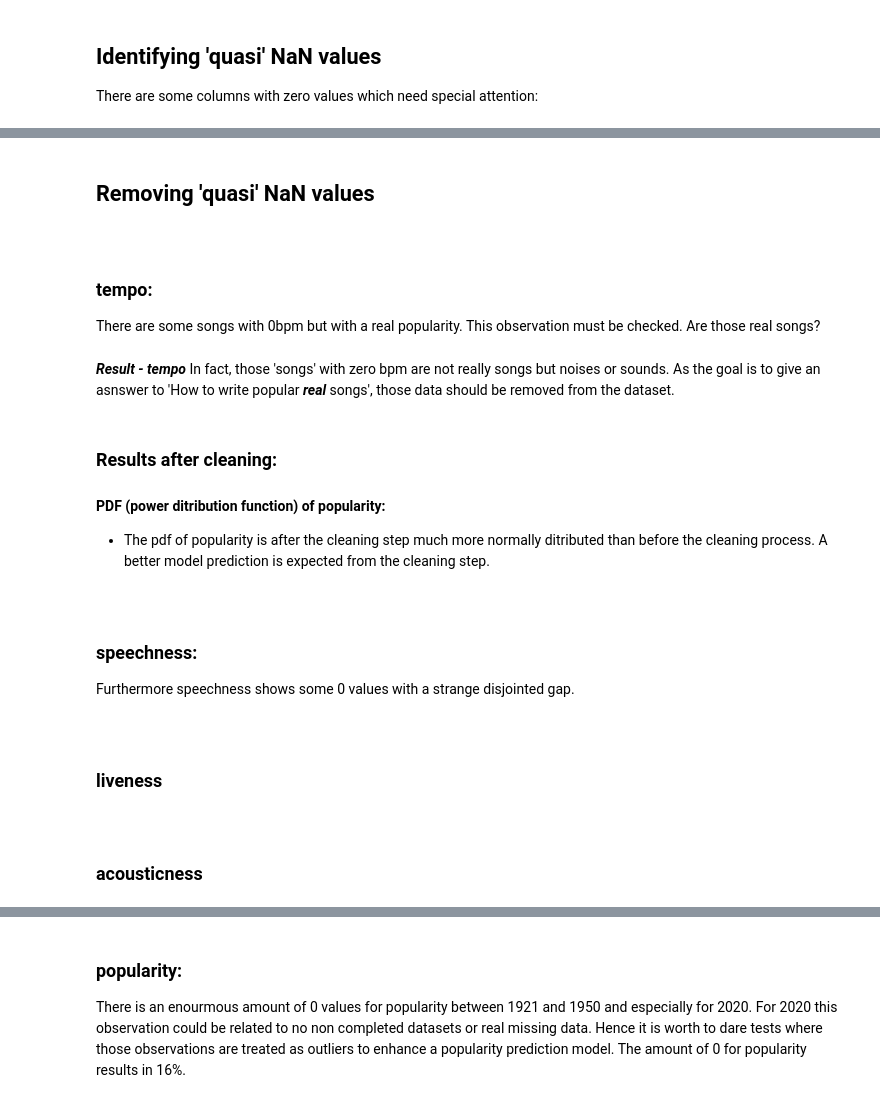
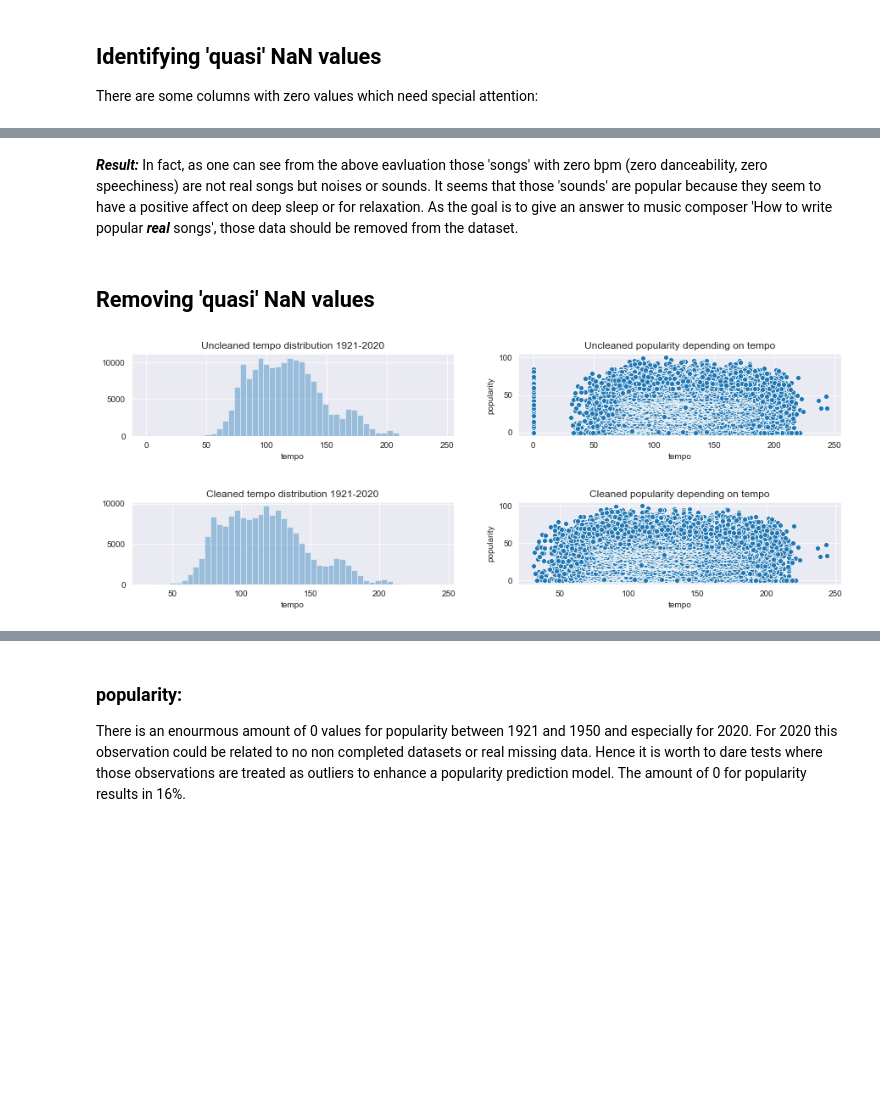
Before and after one commit to ddhartma/Spotify-dataset-analysis-160kTracks-1921-2020, a Jupyter notebook: project_1_write_a_data_science_blog_post.ipynb, the cells around one changed output, grey strips where cells are left out. Saved outputs shown, nothing was run; the diff lists cells and outputs as text; code cells hidden in the pictures; blank space fills up the shorter version.

```diff
--- a/project_1_write_a_data_science_blog_post.ipynb
+++ b/project_1_write_a_data_science_blog_post.ipynb
@@ -309,7 +532,5 @@ for col in x_columns:
+# %% [markdown]
+***Result:***
+In fact, as one can see from the above eavluation those 'songs' with zero bpm (zero danceability, zero speechiness) are not real songs but noises or sounds. It seems that those 'sounds' are popular because they seem to have a positive affect on deep sleep or for relaxation.  As the goal is to give an answer to music composer 'How to write popular ***real*** songs', those data should be removed from the dataset.
 # %% [markdown]
 ## Removing 'quasi' NaN values
-# %% [markdown]
-<a id='tempo'></a>
-# %% [markdown]
-### tempo:
-There are some songs with 0bpm but with a real popularity. This observation must be checked. Are those real songs?
@@ -321,30 +537,21 @@ display(data_zero_tempo[['name', 'artists', 'tempo', 'popularity', 'year']].head
-# %% [markdown]
-***Result - tempo*** In fact, those 'songs' with zero bpm are not really songs but noises or sounds. As the goal is to give an asnswer to 'How to write popular ***real*** songs', those data should be removed from the dataset.
 # %%
-# Let's remove 0 values rows for tempo
+# Let's remove zero tempo (zero danceability and zero speechiness) rows
 data_num = data_num[data_num['tempo'] !=0]
 
 plt.figure(figsize=(15,5))
 plt.subplot(2,2,1)
 plt.gca().set_title('Uncleaned tempo distribution 1921-2020')
 sns.distplot(a=df.tempo, kde=False)
 plt.subplot(2,2,2)
-plt.gca().set_title('Uncleaned tempo depening on year')
+plt.gca().set_title('Uncleaned popularity depending on tempo')
 sns.scatterplot(x=df.tempo, y=df.popularity)
 
 plt.subplot(2,2,3)
 plt.gca().set_title('Cleaned tempo distribution 1921-2020')
 sns.distplot(a=data_num.tempo, kde=False)
 plt.subplot(2,2,4)
-plt.gca().set_title('Cleaned tempo depening on year')
+plt.gca().set_title('Cleaned popularity depending on tempo')
 sns.scatterplot(x=data_num.tempo, y=data_num.popularity)
 plt.subplots_adjust(hspace = 0.8)
+# %% [output]
+[figure, added]
-# %% [markdown]
-### Results after cleaning:
-#### PDF (power ditribution function) of popularity:
-- The pdf of popularity is after the cleaning step much more normally ditributed than before the cleaning process. A better model prediction is expected from the cleaning step.
-# %% [markdown]
-<a id='speechness'></a>
-# %% [markdown]
-### speechness:
-Furthermore speechness shows some 0 values with a strange disjointed gap.
@@ -356,8 +557,0 @@ display(data_zero_tempo[['name', 'artists', 'tempo', 'popularity', 'year']].head
-# %% [markdown]
-<a id='liveness'></a>
-# %% [markdown]
-### liveness
-# %% [markdown]
-<a id='acousticness'></a>
-# %% [markdown]
-### acousticness
```
Also changed, not shown: parts of 27 cells of this notebook, 1 other file.
